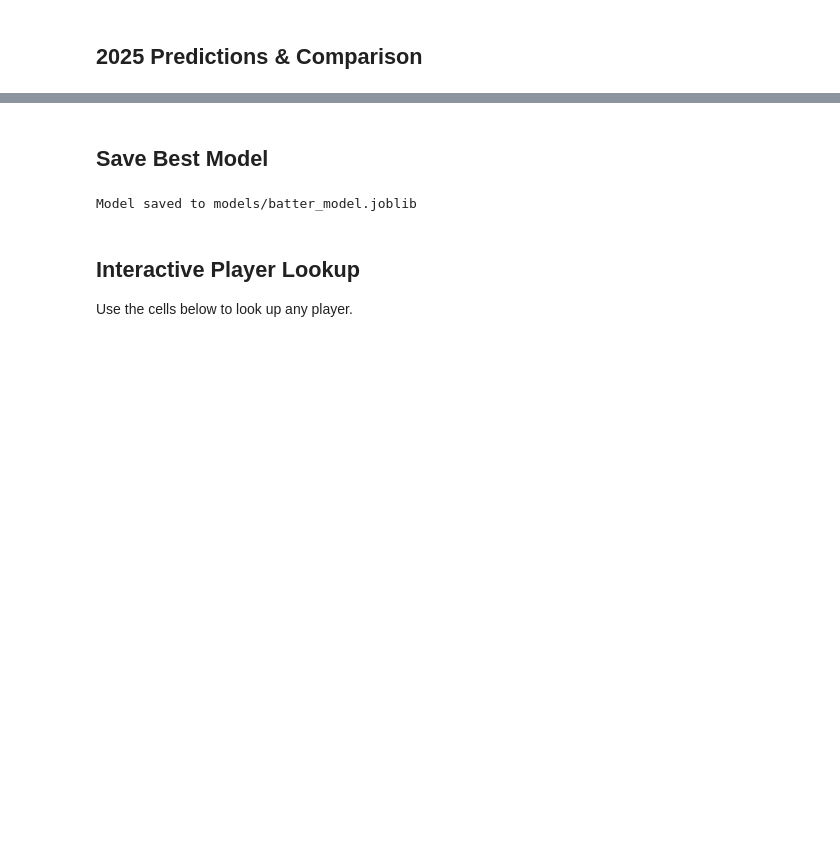
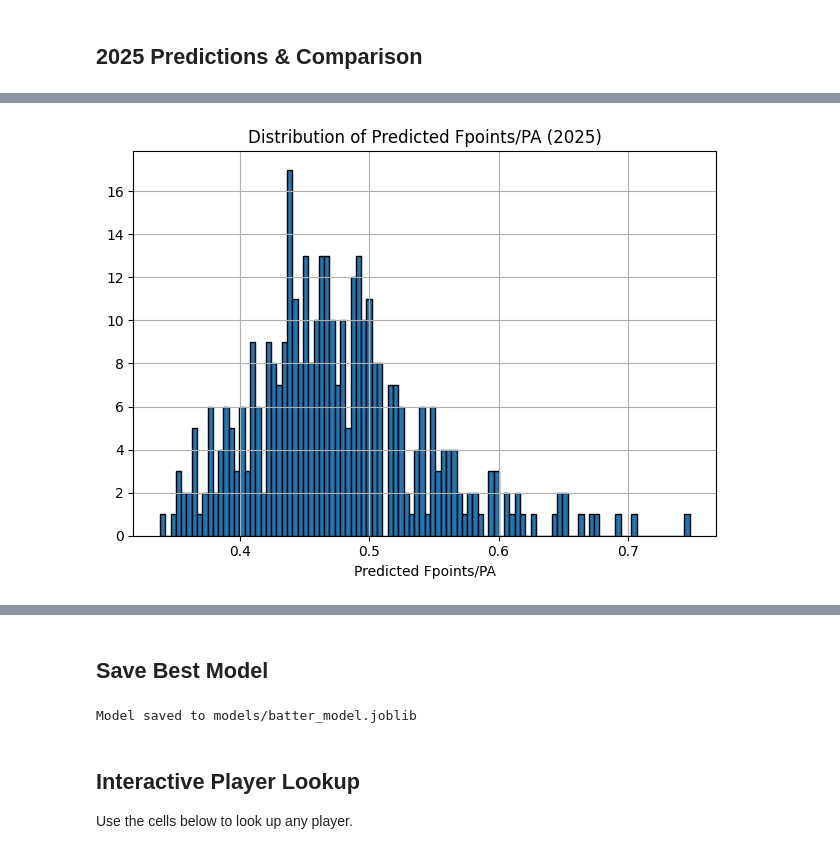
Before and after one commit to mcgillies/mlb-fantasy-2026, a Jupyter notebook: notebooks/03_batter_model.ipynb, the cells around one changed output, grey strips where cells are left out. Drawn from its saved outputs; the diff is of its cells as text; code cells hidden in the pictures; blank space fills up the shorter version.

```diff
--- a/notebooks/03_batter_model.ipynb
+++ b/notebooks/03_batter_model.ipynb
@@ -546,3 +582,11 @@ if results_2025 is not None:
+# %%
+results_2025['Predicted'].hist(bins=100, edgecolor='k')
+plt.xlabel('Predicted Fpoints/PA')
+plt.title('Distribution of Predicted Fpoints/PA (2025)')
+plt.tight_layout()
+plt.show()
+# %% [output]
+[figure, added]
 # %%
 # Show 2024 predictions as well
 results_2024 = show_season_summary(2024)
```
Also changed, not shown: parts of 20 cells of this notebook, 1 other file.
